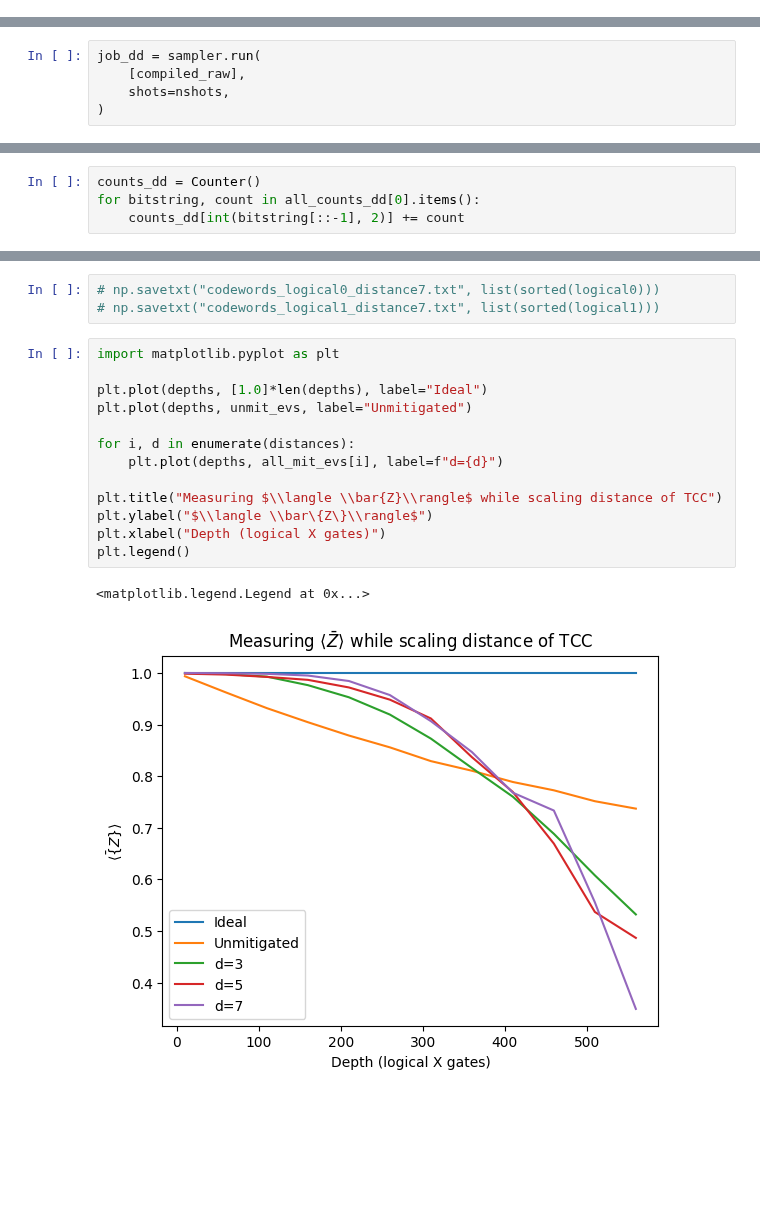
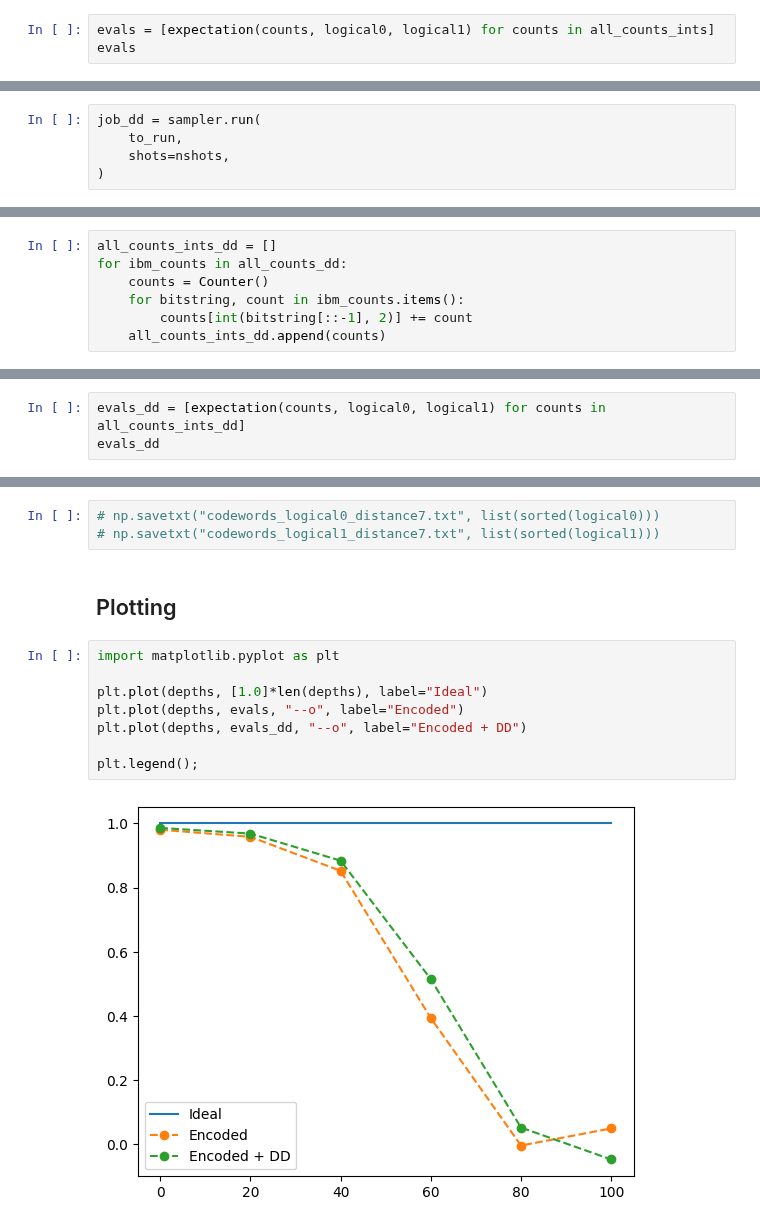
Before and after one commit to rmlarose/encoded, a Jupyter notebook: experiments/color/memory/hardware/codewords.ipynb, the cells around one changed output, grey strips where cells are left out. Saved outputs shown, nothing was run; the diff lists cells and outputs as text; blank space fills up the shorter version.

```diff
--- a/experiments/color/memory/hardware/codewords.ipynb
+++ b/experiments/color/memory/hardware/codewords.ipynb
@@ -321,0 +298,3 @@ expectation(counts, logical0, logical1)
+# %%
+evals = [expectation(counts, logical0, logical1) for counts in all_counts_ints]
+evals
@@ -324,13 +312,16 @@ sampler.options.dynamical_decoupling.enable = True
 sampler.options.dynamical_decoupling.sequence_type = "XpXm"
 # %%
 job_dd = sampler.run(
-    [compiled_raw],
+    to_run,
     shots=nshots,
 )
 # %%
 all_counts_dd = [result.data.measure.get_counts() for result in job_dd.result()]
 # %%
-counts_dd = Counter()
-for bitstring, count in all_counts_dd[0].items():
-    counts_dd[int(bitstring[::-1], 2)] += count
+all_counts_ints_dd = []
+for ibm_counts in all_counts_dd:
+    counts = Counter()
+    for bitstring, count in ibm_counts.items():
+        counts[int(bitstring[::-1], 2)] += count
+    all_counts_ints_dd.append(counts)
 # %%
@@ -349,0 +342,3 @@ expectation(counts_dd, logical0, logical1)
+# %%
+evals_dd = [expectation(counts, logical0, logical1) for counts in all_counts_ints_dd]
+evals_dd
@@ -350,19 +352,15 @@ expectation(counts_dd, logical0, logical1)
 # %%
 # np.savetxt("codewords_logical0_distance7.txt", list(sorted(logical0)))
 # np.savetxt("codewords_logical1_distance7.txt", list(sorted(logical1)))
+# %% [markdown]
+## Plotting
 # %%
 import matplotlib.pyplot as plt
 
 plt.plot(depths, [1.0]*len(depths), label="Ideal")
-plt.plot(depths, unmit_evs, label="Unmitigated")
+plt.plot(depths, evals, "--o", label="Encoded")
+plt.plot(depths, evals_dd, "--o", label="Encoded + DD")
 
-for i, d in enumerate(distances):
-    plt.plot(depths, all_mit_evs[i], label=f"d={d}")
-
-plt.title("Measuring $\\langle \\bar{Z}\\rangle$ while scaling distance of TCC")
-plt.ylabel("$\\langle \\bar\{Z\}\\rangle$")
-plt.xlabel("Depth (logical X gates)")
-plt.legend()
+plt.legend();
 # %% [output]
-<matplotlib.legend.Legend at 0x...>
-[figure, old version]
+[figure, new version]
```
Also changed, not shown: parts of 40 cells of this notebook.
